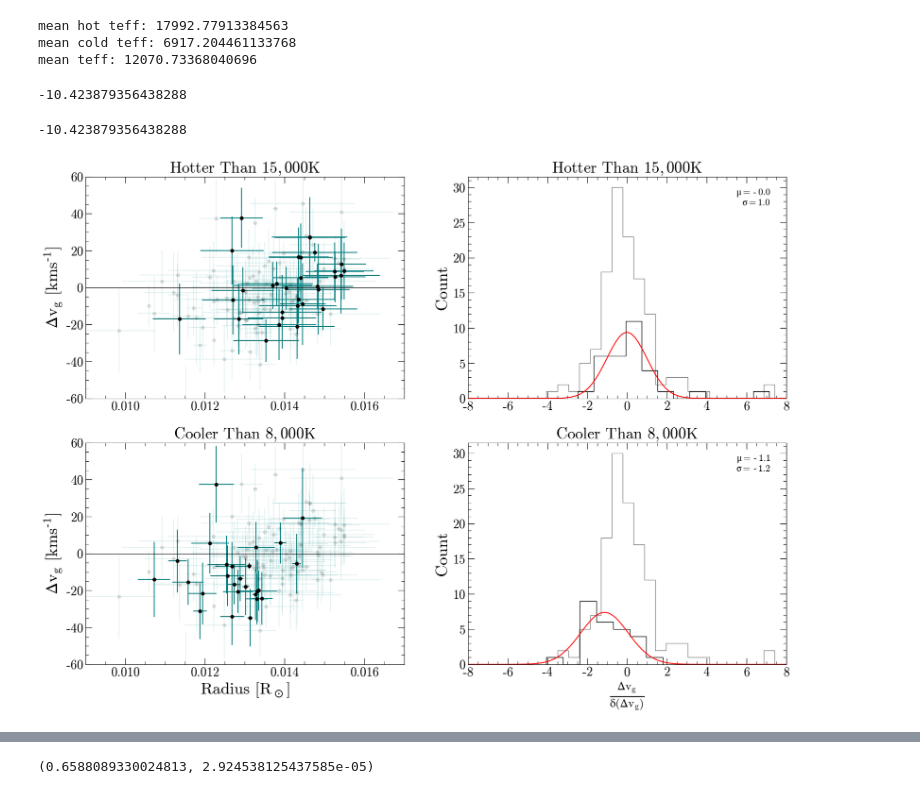
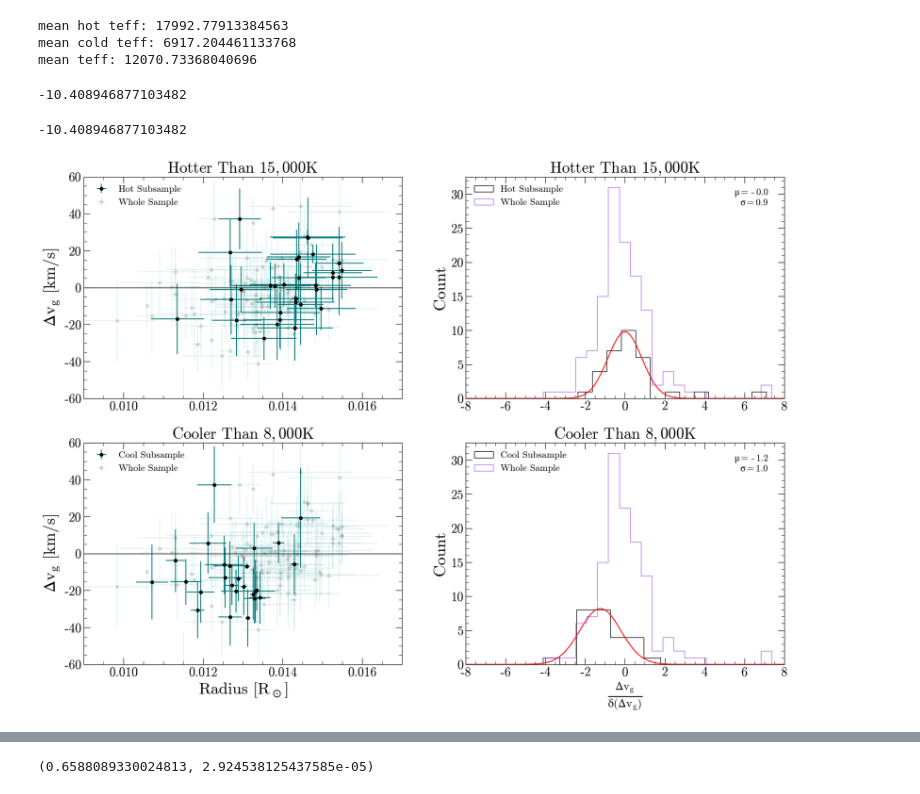
Before and after one commit to stefanarseneau/gravitational-redshift, a Jupyter notebook: 05_relation.ipynb, the cells around one changed output, grey strips where cells are left out. Cells and saved outputs as stored; diff of their text form; code cells hidden in the pictures.

```diff
--- a/05_relation.ipynb
+++ b/05_relation.ipynb
@@ -1106,10 +1095,10 @@ for i in tqdm(range(len(catalog))):
     hot_delta_gravz[i] = np.mean(catalog['g_redshift'][i] - rv_from_radius(catalog['radius'][i] + np.random.normal(0, catalog['e_radius'][i], size = (1,size)), np.mean(catalog[hot_mask]['phot_teff']), 'f', 'f', 'f'))
     hot_e_delta_gravz[i] = ( catalog['eg_redshift'][i]**2 + (catalog['e_radius'][i] * hot_drv(catalog['radius'][i]) )**2 )**(0.5)
 
-    delta_gravz[i] = np.mean(catalog['g_redshift'][i] - rv_from_radius(catalog['radius'][i] + np.random.normal(0, catalog['e_radius'][i], size = (1,size)), np.mean(catalog[mask]['phot_teff']), 'f', 'f', 'f'))
+    delta_gravz[i] = np.mean(catalog['g_redshift'][i] - rv_from_radius(catalog['radius'][i] + np.random.normal(0, catalog['e_radius'][i], size = (1,size)), 12000, 'f', 'f', 'f'))
     e_delta_gravz[i] = ( catalog['eg_redshift'][i]**2 + (catalog['e_radius'][i] * hot_drv(catalog['radius'][i]) )**2 )**(0.5)
 
-    owntemp[i] = np.mean(catalog['g_redshift'][i] - rv_from_radius(catalog['radius'][i] + np.random.normal(0, catalog['e_radius'][i], size = (1,size)), catalog['phot_teff'][i], 'f', 'f', 'f'))
+    owntemp[i] = np.mean(catalog['g_redshift'][i] - rv_from_radius(catalog['radius'][i] + np.random.normal(0, catalog['e_radius'][i], size = (1,size)), 12000, 'f', 'f', 'f'))
     e_owntemp[i] = ( catalog['eg_redshift'][i]**2 + (catalog['e_radius'][i] * hot_drv(catalog['radius'][i]) )**2 )**(0.5)
 # %% [output]
 mean hot teff: 17992.77913384563
@@ -1130,11 +1119,11 @@ catalog['e_delta_vg_self'] = e_owntemp
 # %%
 np.average(catalog[cool_mask]['cool_delta_gravz'])
 # %% [output]
--10.423879356438288
+-10.408946877103482
 # %%
 print(np.average(catalog[cool_mask]['cool_delta_gravz']))
 # %% [output]
--10.423879356438288
+-10.408946877103482
 # %%
 from scipy.optimize import leastsq
 
@@ -1151,33 +1140,38 @@ plt.subplot(2,2,1)
 
 #plt.errorbar(catalog[mask]['radius'], catalog[mask]['delta_gravz'], yerr = catalog[mask]['e_delta_gravz'], fmt = 'o', color='black', ecolor = 'teal', alpha = 0.1)
 
-plt.errorbar(catalog[hot_mask]['radius'], catalog[hot_mask]['delta_gravz'], xerr = catalog[hot_mask]['e_radius'], yerr = catalog[hot_mask]['e_delta_gravz'], fmt = 'o', color='black', ecolor = 'teal')
-plt.errorbar(catalog[mask]['radius'], catalog[mask]['delta_gravz'], xerr = catalog[mask]['e_radius'], yerr = catalog[mask]['e_delta_gravz'], fmt = 'o', color='black', ecolor = 'teal', alpha = 0.1)
+plt.errorbar(catalog[hot_mask]['radius'], catalog[hot_mask]['delta_gravz'], xerr = catalog[hot_mask]['e_radius'], yerr = catalog[hot_mask]['e_delta_gravz'], fmt = 'o', color='black', ecolor = 'teal', label = 'Hot Subsample')
+plt.errorbar(catalog[mask]['radius'], catalog[mask]['delta_gravz'], xerr = catalog[mask]['e_radius'], yerr = catalog[mask]['e_delta_gravz'], fmt = 'o', color='black', ecolor = 'teal', alpha = 0.1, label = 'Whole Sample')
 
 
 #plt.plot(rsuns, rv_from_radius(rsuns, np.mean(catalog[hot_mask]['phot_teff']), 'f', 'f', 'f') - rv_from_radius(rsuns, np.mean(catalog[hot_mask]['phot_teff']), 'f', 'f', 'f') , 'red', linestyle = '-', label = '3,500 K Model', linewidth = 1)
-plt.plot(rsuns, rv_from_radius(rsuns, np.mean(catalog[cool_mask]['phot_teff']), 'f', 'f', 'f') - rv_from_radius(rsuns, np.mean(catalog[cool_mask]['phot_teff']), 'f', 'f', 'f') , 'k', linestyle = '-', label = '6,900 K Model', linewidth = 1)
+plt.plot(rsuns, rv_from_radius(rsuns, np.mean(catalog[cool_mask]['phot_teff']), 'f', 'f', 'f') - rv_from_radius(rsuns, np.mean(catalog[cool_mask]['phot_teff']), 'f', 'f', 'f') , 'k', linestyle = '-', linewidth = 1)
 
 #plt.text(0.95, 0.1, r'$\langle T \rangle = %.1f$' % np.average( catalog[hot_mask]['delta_gravz'] / catalog[hot_mask]['eg_redshift'] ) ,
 #                    transform = plt.gca().transAxes, ha = 'right', va = 'top', fontsize = 15)
 
+plt.legend(framealpha = 0, loc = 'upper left')
+
 plt.ylim(-60,60)
 plt.xlim(0.009, 0.017)
 
-plt.ylabel(r'$\Delta v_g$ $[km s^{-1}]$')
+plt.ylabel(r'$\Delta v_g$ $[km/s]$')
 plt.title(r'Hotter Than $15,000$K', fontsize = 25)
 #plt.legend(framealpha = 0)
 
 plt.subplot(2,2,2)
 
-n, bins, patches = plt.hist(catalog[mask]['delta_gravz'] / catalog[mask]['e_delta_gravz'], color = 'k',histtype='step', alpha = 0.5)
-n, bins, patches = plt.hist(catalog[hot_mask]['delta_gravz'] / catalog[hot_mask]['e_delta_gravz'], color = 'k',histtype='step')
+n, bins, patches = plt.hist(catalog[hot_mask]['delta_gravz'] / catalog[hot_mask]['e_delta_gravz'], color = 'k',histtype='step', label = 'Hot Subsample')
+
 x = [np.mean([bins[i], bins[i+1]]) for i in range(len(bins) - 1)]
 
 out   = leastsq( errfunc, init, args=(x, n))
 c = out[0]
 
 plt.plot(domain, fitfunc(c, domain), c='r', linewidth = 1.5)
+
+n, bins, patches = plt.hist(catalog[mask]['delta_gravz'] / catalog[mask]['e_delta_gravz'], color = 'blueviolet', histtype='step', label = 'Whole Sample', alpha = 0.7)
+
 #plt.axvline(x = np.mean(catalog[hot_mask]['delta_gravz'] / catalog[hot_mask]['eg_redshift']))
 
 
@@ -1188,8 +1182,10 @@ plt.plot(domain, fitfunc(c, domain), c='r', linewidth = 1.5)
 
 plt.text(0.95, 0.95, r'$\mu = %.1f$' % c[1] ,
                     transform = plt.gca().transAxes, ha = 'right', va = 'top', fontsize = 15)
-plt.text(0.95, 0.9, r'$\sigma = %.1f$' % np.average( c[2] ) ,
+plt.text(0.95, 0.9, r'$\sigma = %.1f$' % np.average( np.abs(c[2]) ) ,
                     transform = plt.gca().transAxes, ha = 'right', va = 'top', fontsize = 15)
+
+plt.legend(framealpha = 0, loc = 'upper left')
 
 plt.xlim(-8,8)
 plt.ylabel(r'Count')
@@ -1201,18 +1197,21 @@ plt.subplot(2,2,3)
 
 #plt.errorbar(catalog[mask]['radius'], catalog[mask]['delta_gravz'], yerr = catalog[mask]['e_delta_gravz'], fmt = 'o', color='black', ecolor = 'teal', alpha = 0.1)
 
-plt.errorbar(catalog[cool_mask]['radius'], catalog[cool_mask]['delta_gravz'], xerr = catalog[cool_mask]['e_radius'], yerr = catalog[cool_mask]['e_delta_gravz'], fmt = 'o', color='black', ecolor = 'teal')
-plt.errorbar(catalog[mask]['radius'], catalog[mask]['delta_gravz'], xerr = catalog[mask]['e_radius'], yerr = catalog[mask]['e_delta_gravz'], fmt = 'o', color='black', ecolor = 'teal', alpha = 0.1)
+plt.errorbar(catalog[cool_mask]['radius'], catalog[cool_mask]['delta_gravz'], xerr = catalog[cool_mask]['e_radius'], yerr = catalog[cool_mask]['e_delta_gravz'], fmt = 'o', color='black', ecolor = 'teal', label = 'Cool Subsample')
+plt.errorbar(catalog[mask]['radius'], catalog[mask]['delta_gravz'], xerr = catalog[mask]['e_radius'], yerr = catalog[mask]['e_delta_gravz'], fmt = 'o', color='black', ecolor = 'teal', alpha = 0.1, label = 'Whole Sample')
 
 
 #plt.plot(rsuns, rv_from_radius(rsuns, np.mean(catalog[hot_mask]['phot_teff']), 'f', 'f', 'f') - rv_from_radius(rsuns, np.mean(catalog[cool_mask]['phot_teff']), 'f', 'f', 'f') , 'red', linestyle = '-', label = '3,500 K Model', linewidth = 1)
-plt.plot(rsuns, rv_from_radius(rsuns, np.mean(catalog[cool_mask]['phot_teff']), 'f', 'f', 'f') - rv_from_radius(rsuns, np.mean(catalog[cool_mask]['phot_teff']), 'f', 'f', 'f') , 'k', linestyle = '-', label = '6,900 K Model', linewidth = 1)
+plt.plot(rsuns, rv_from_radius(rsuns, np.mean(catalog[cool_mask]['phot_teff']), 'f', 'f', 'f') - rv_from_radius(rsuns, np.mean(catalog[cool_mask]['phot_teff']), 'f', 'f', 'f') , 'k', linestyle = '-', linewidth = 1)
 
 #plt.text(0.95, 0.1, r'$\langle T \rangle = %.1f$' % np.average( catalog[cool_mask]['delta_gravz'] / catalog[cool_mask]['eg_redshift'] ) ,
 #                    transform = plt.gca().transAxes, ha = 'right', va = 'top', fontsize = 15)
 
 plt.title(r'Cooler Than $8,000$K', fontsize=25)
-plt.ylabel(r'$\Delta v_g$ $[km s^{-1}]$')
+plt.ylabel(r'$\Delta v_g$ $[km/s]$')
+
+plt.legend(framealpha = 0, loc = 'upper left')
+
 
 plt.xlabel(r'Radius $[R_\odot]$')
 plt.ylim(-60,60)
@@ -1221,34 +1220,39 @@ plt.xlim(0.009, 0.017)
 
 
 plt.subplot(2,2,4)
 
-n, bins, patches = plt.hist(catalog[mask]['delta_gravz'] / catalog[mask]['e_delta_gravz'], color = 'k',histtype='step', alpha = 0.5)
-n, bins, patches = plt.hist(catalog[cool_mask]['delta_gravz'] / catalog[cool_mask]['e_delta_gravz'], color = 'k',histtype='step')
+n, bins, patches = plt.hist(catalog[cool_mask]['delta_gravz'] / catalog[cool_mask]['e_delta_gravz'], color = 'k',histtype='step', label = 'Cool Subsample')
+
 x = [np.mean([bins[i], bins[i+1]]) for i in range(len(bins) - 1)]
 
 out   = leastsq( errfunc, init, args=(x, n))
 c = out[0]
 
 plt.plot(domain, fitfunc(c, domain), c='r', linewidth = 1.5)
+
+n, bins, patches = plt.hist(catalog[mask]['delta_gravz'] / catalog[mask]['e_delta_gravz'], color = 'blueviolet', histtype='step', label = 'Whole Sample', alpha = 0.7)
+
 #plt.axvline(x = np.mean(catalog[hot_mask]['delta_gravz'] / catalog[hot_mask]['eg_redshift']))
 
 
 
 #plt.axvline(x = c[1], c='r')
 #plt.axvline(x = c[1] + c[2], c='r', ls = ':')
 #plt.axvline(x = c[1] - c[2], c='r', ls = ':')
 
 plt.text(0.95, 0.95, r'$\mu = %.1f$' % c[1] ,
                     transform = plt.gca().transAxes, ha = 'right', va = 'top', fontsize = 15)
-plt.text(0.95, 0.9, r'$\sigma = %.1f$' % np.average( c[2] ) ,
+plt.text(0.95, 0.9, r'$\sigma = %.1f$' % np.average( np.abs(c[2]) ) ,
                     transform = plt.gca().transAxes, ha = 'right', va = 'top', fontsize = 15)
 
 plt.xlim(-8,8)
 plt.title(r'Cooler Than $8,000$K', fontsize=25)
 
+plt.legend(framealpha = 0, loc = 'upper left')
+
 plt.xlabel(r'$\frac{\Delta v_g}{\delta(\Delta v_g)}$')
 plt.ylabel(r'Count')
 
 fig.savefig('spectra/temp_quantify.pdf')
 # %% [output]
-[figure, old version]
+[figure, new version]
```
Also changed, not shown: parts of 22 cells of this notebook, 12 other files.
